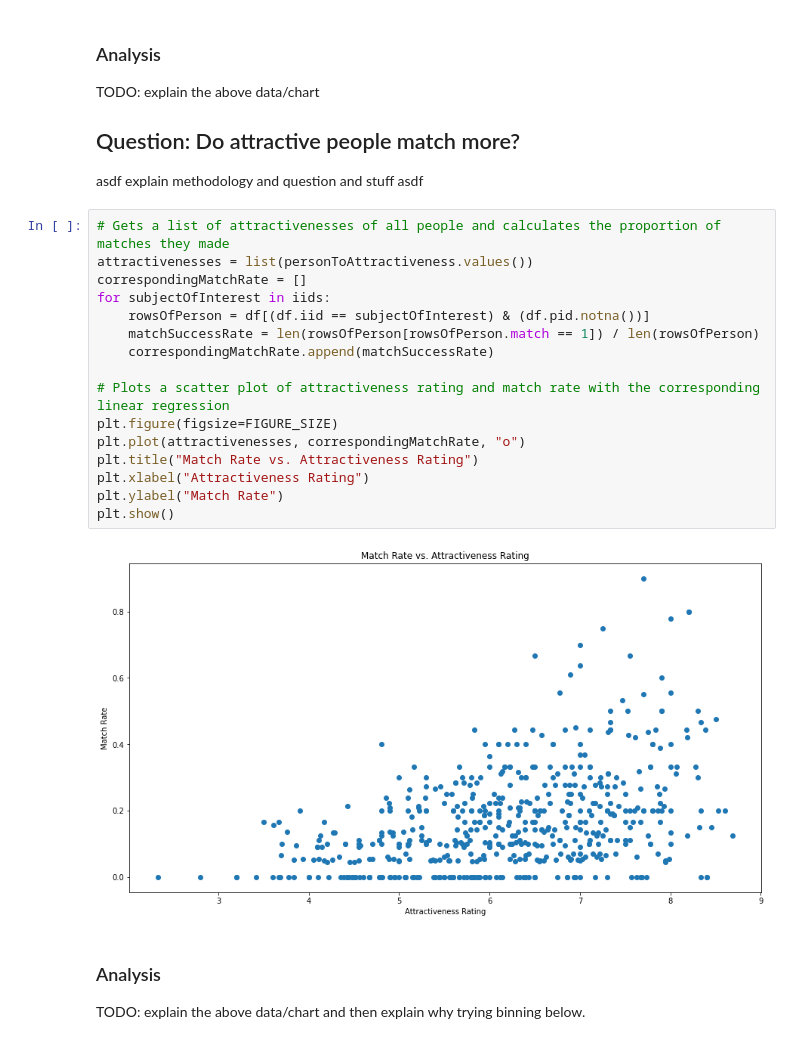
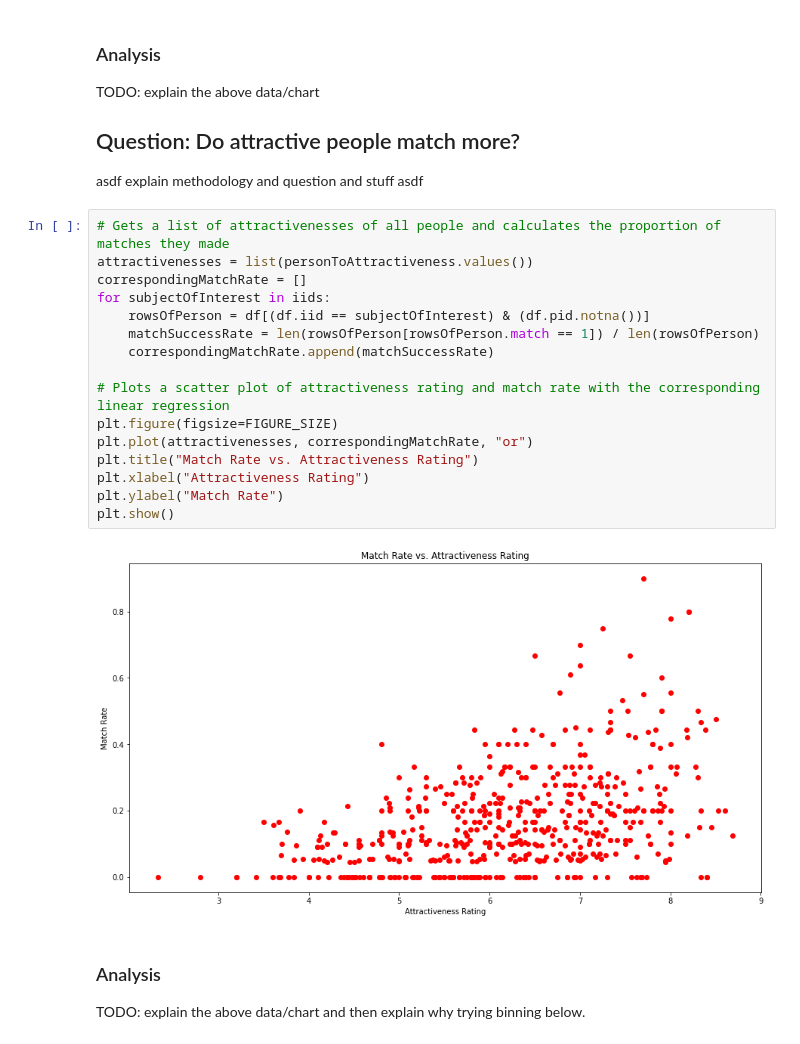
Before and after one commit to Kadekool/Speed-Dating-Exploration, a Jupyter notebook: Speed Dating Jupyter.ipynb, the cells around one changed output. Drawn from its saved outputs; the diff is of its cells as text.

```diff
--- a/Speed Dating Jupyter.ipynb
+++ b/Speed Dating Jupyter.ipynb
@@ -65,21 +65,21 @@ asdf explain methodology and question and stuff asdf
 # %%
 # Gets a list of attractivenesses of all people and calculates the proportion of matches they made
 attractivenesses = list(personToAttractiveness.values())
 correspondingMatchRate = []
 for subjectOfInterest in iids:
     rowsOfPerson = df[(df.iid == subjectOfInterest) & (df.pid.notna())]
     matchSuccessRate = len(rowsOfPerson[rowsOfPerson.match == 1]) / len(rowsOfPerson)
     correspondingMatchRate.append(matchSuccessRate)
 
 # Plots a scatter plot of attractiveness rating and match rate with the corresponding linear regression
 plt.figure(figsize=FIGURE_SIZE)
-plt.plot(attractivenesses, correspondingMatchRate, "o")
+plt.plot(attractivenesses, correspondingMatchRate, "or")
 plt.title("Match Rate vs. Attractiveness Rating")
 plt.xlabel("Attractiveness Rating")
 plt.ylabel("Match Rate")
 plt.show()
 # %% [output]
-[figure, old version]
+[figure, new version]
 # %% [markdown]
 ### Analysis
 TODO: explain the above data/chart and then explain why trying binning below.
```
Also changed, not shown: parts of 4 cells of this notebook.
